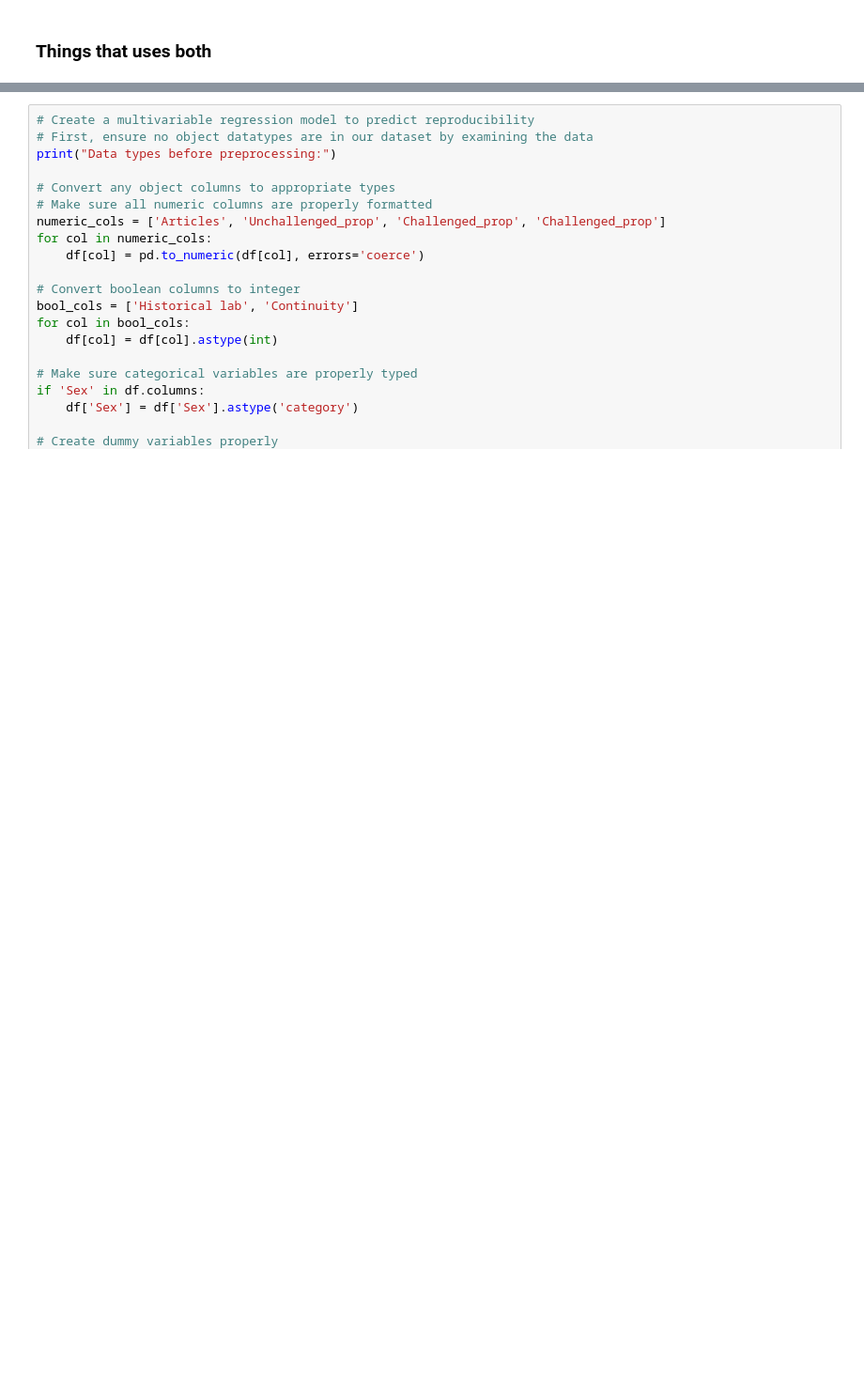
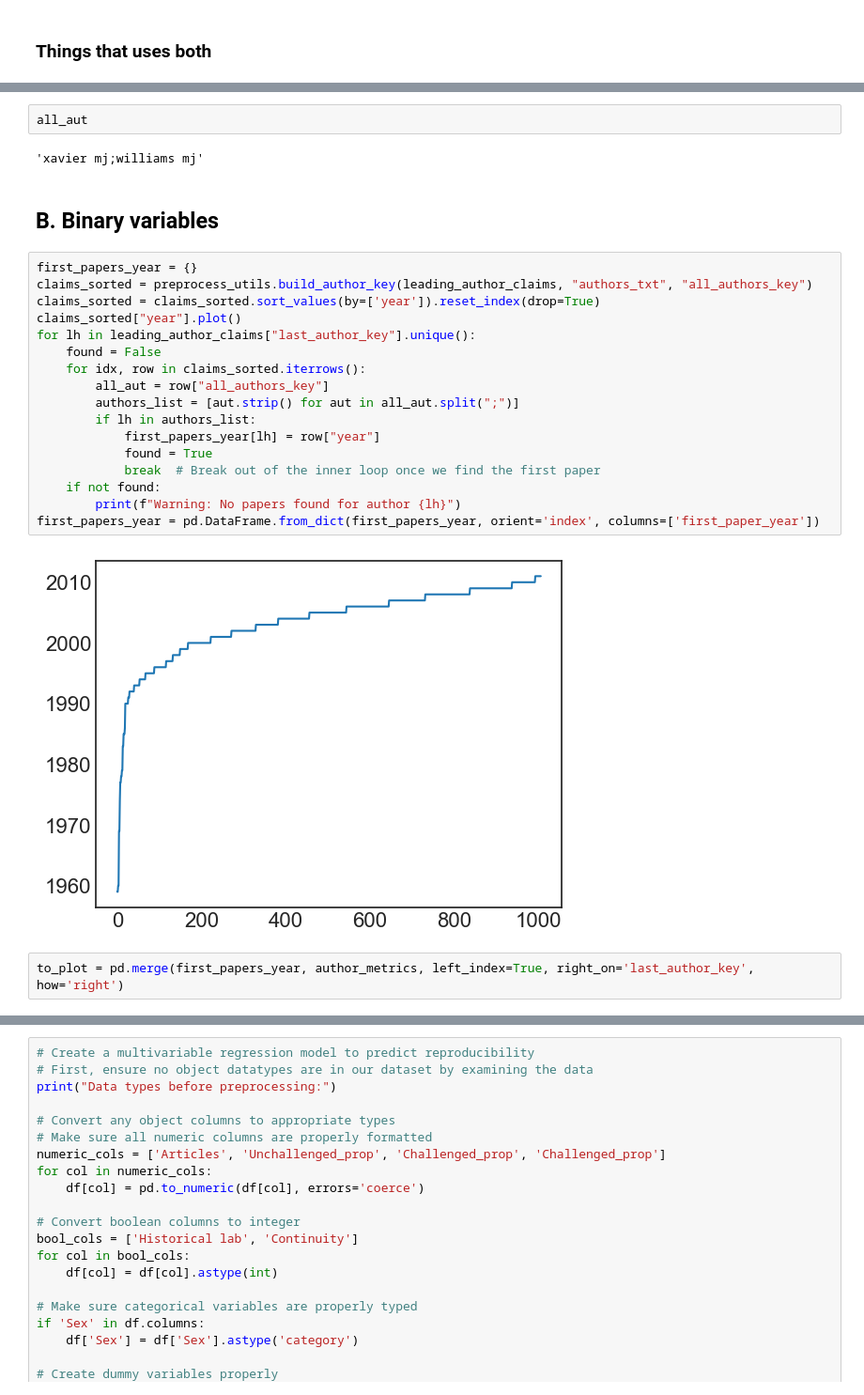
Before and after one commit to jcblemai/drosophila-reproducibility, a Jupyter notebook: analysis_authors_last.ipynb, the cells around one changed output, grey strips where cells are left out. Shown at 94% size. Saved outputs shown, nothing was run; the diff lists cells and outputs as text; blank space fills up the shorter version.

```diff
--- a/analysis_authors_last.ipynb
+++ b/analysis_authors_last.ipynb
@@ -336,0 +382,27 @@ plt.savefig(f'figures/fig5C_scatterB', dpi=300, bbox_inches='tight')
+# %%
+all_aut
+# %% [output]
+'xavier mj;williams mj'
+# %% [markdown]
+## B. Binary variables
+# %%
+first_papers_year = {}
+claims_sorted = preprocess_utils.build_author_key(leading_author_claims, "authors_txt", "all_authors_key")
+claims_sorted = claims_sorted.sort_values(by=['year']).reset_index(drop=True)
+claims_sorted["year"].plot()
+for lh in leading_author_claims["last_author_key"].unique():
+    found = False
+    for idx, row in claims_sorted.iterrows():
+        all_aut = row["all_authors_key"]
+        authors_list = [aut.strip() for aut in all_aut.split(";")]
+        if lh in authors_list:
+            first_papers_year[lh] = row["year"]
+            found = True
+            break  # Break out of the inner loop once we find the first paper
+    if not found:
+        print(f"Warning: No papers found for author {lh}")
+first_papers_year = pd.DataFrame.from_dict(first_papers_year, orient='index', columns=['first_paper_year'])
+# %% [output]
+[figure, added]
+# %%
+to_plot = pd.merge(first_papers_year, author_metrics, left_index=True, right_on='last_author_key', how='right')
```
Also changed, not shown: parts of 7 cells of this notebook, 2 other files.
